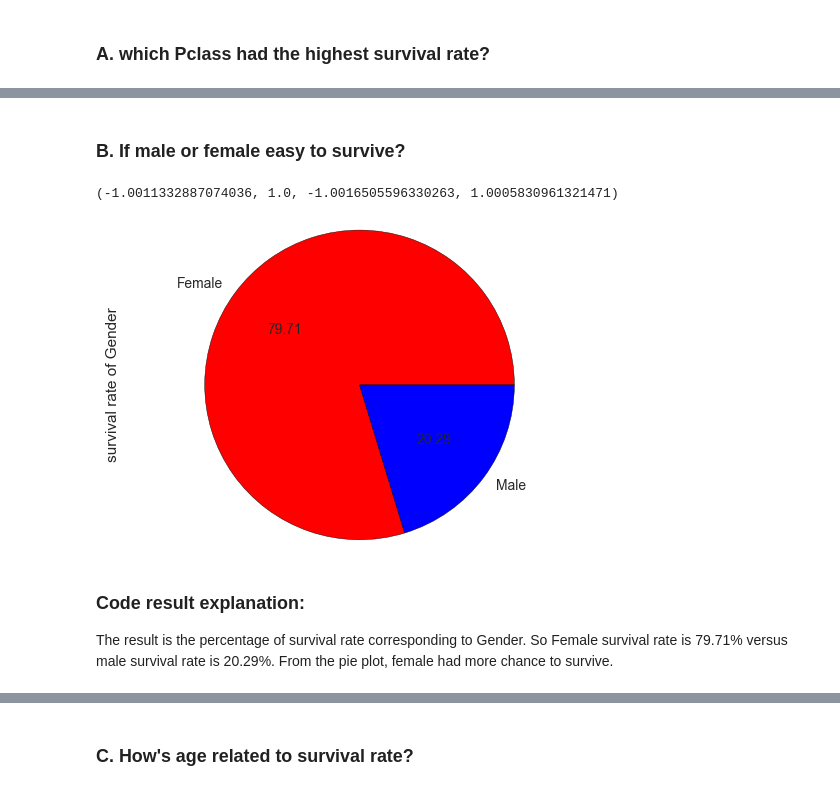
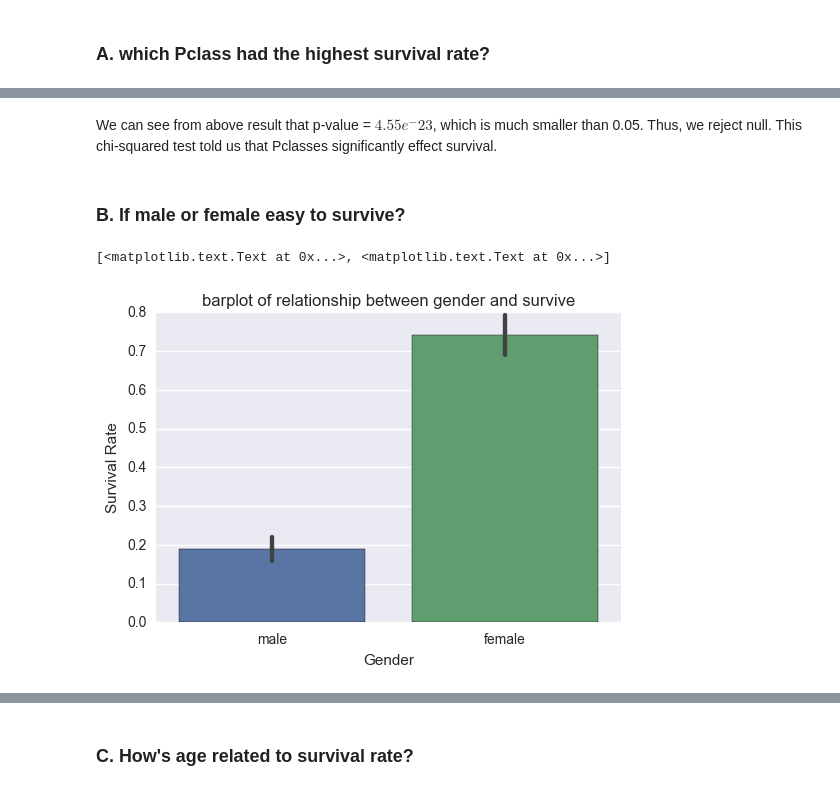
Before and after one commit to JiaoChen/data-analyst-nanodegree--Udacity, a Jupyter notebook: Titanic-data.ipynb, the cells around one changed output, grey strips where cells are left out. Drawn from its saved outputs; the diff is of its cells as text; code cells hidden in the pictures.

```diff
--- a/Titanic-data.ipynb
+++ b/Titanic-data.ipynb
@@ -61,13 +89,12 @@ The result is the percentage of survival rate corresponding to Pclass level. So
+# %% [markdown]
+We can see from above result that p-value = $4.55e^-23$, which is much smaller than 0.05. Thus, we reject null. This chi-squared test told us that Pclasses significantly effect survival.
 # %% [markdown]
 ### B. If male or female easy to survive?
-# %%
-gender_result = data.groupby('Sex',as_index=False)['Survived'].apply(survival_rate)
-gender_result.plot(kind = 'pie',colors=['r','b'],autopct='%.2f',label = 'survival rate of Gender',labels = ["Female","Male"])
-import matplotlib.pyplot as plt
-plt.axis('equal')
-# %% [output]
-(-1.0011332887074036, 1.0, -1.0016505596330263, 1.0005830961321471)
-[figure, removed]
-# %% [markdown]
-### Code result explanation:
-The result is the percentage of survival rate corresponding to Gender. So Female survival rate is 79.71% versus male survival rate is 20.29%. From the pie plot, female had more chance to survive.
+# %%
+ax = plt.axes()
+sns.barplot(x ='Sex', y = 'Survived',data = data)
+ax.set_title('barplot of relationship between gender and survive')
+ax.set(xlabel='Gender', ylabel='Survival Rate')
+# %% [output]
+[<matplotlib.text.Text at 0x...>, <matplotlib.text.Text at 0x...>]
+[figure, added]
```
Also changed, not shown: parts of 57 cells of this notebook, 1 other file.
